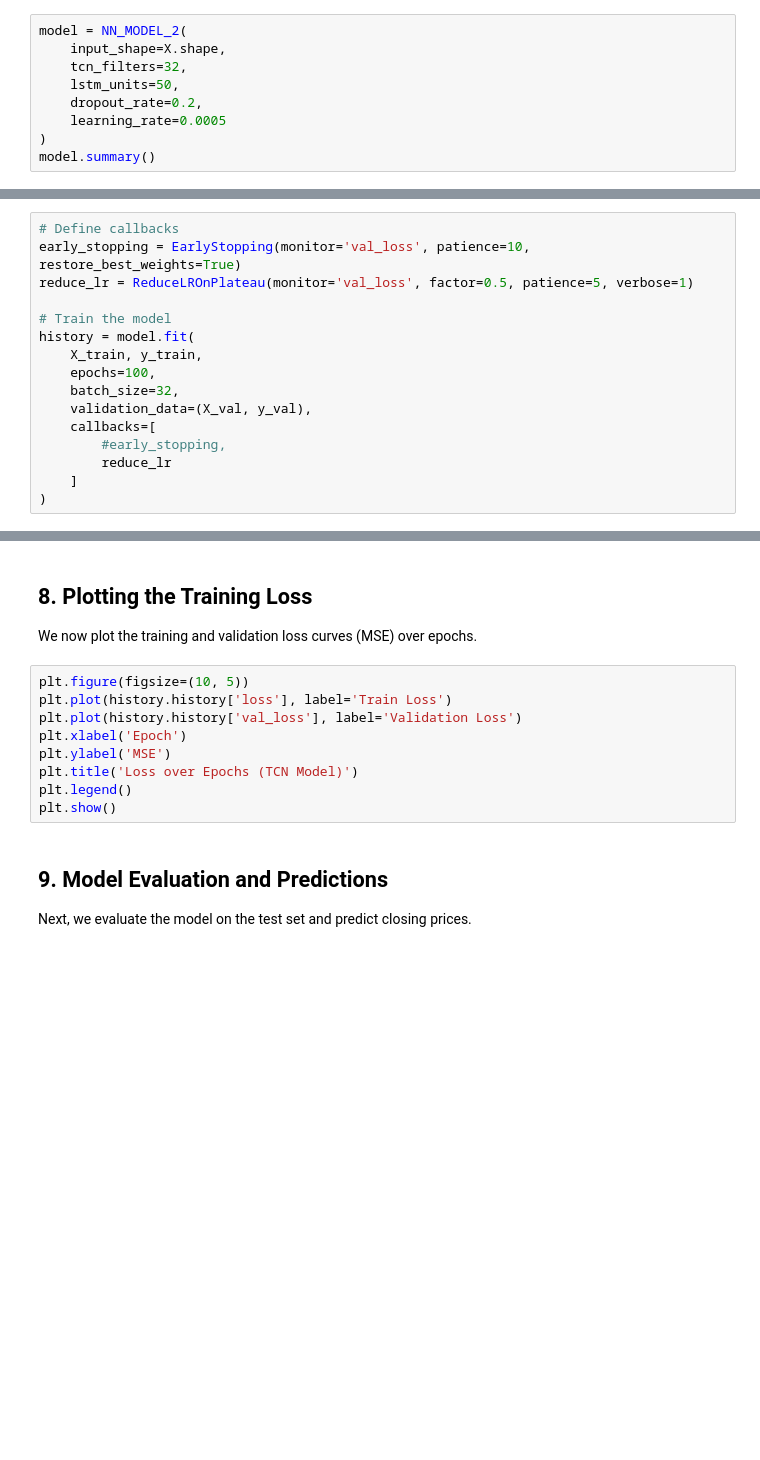
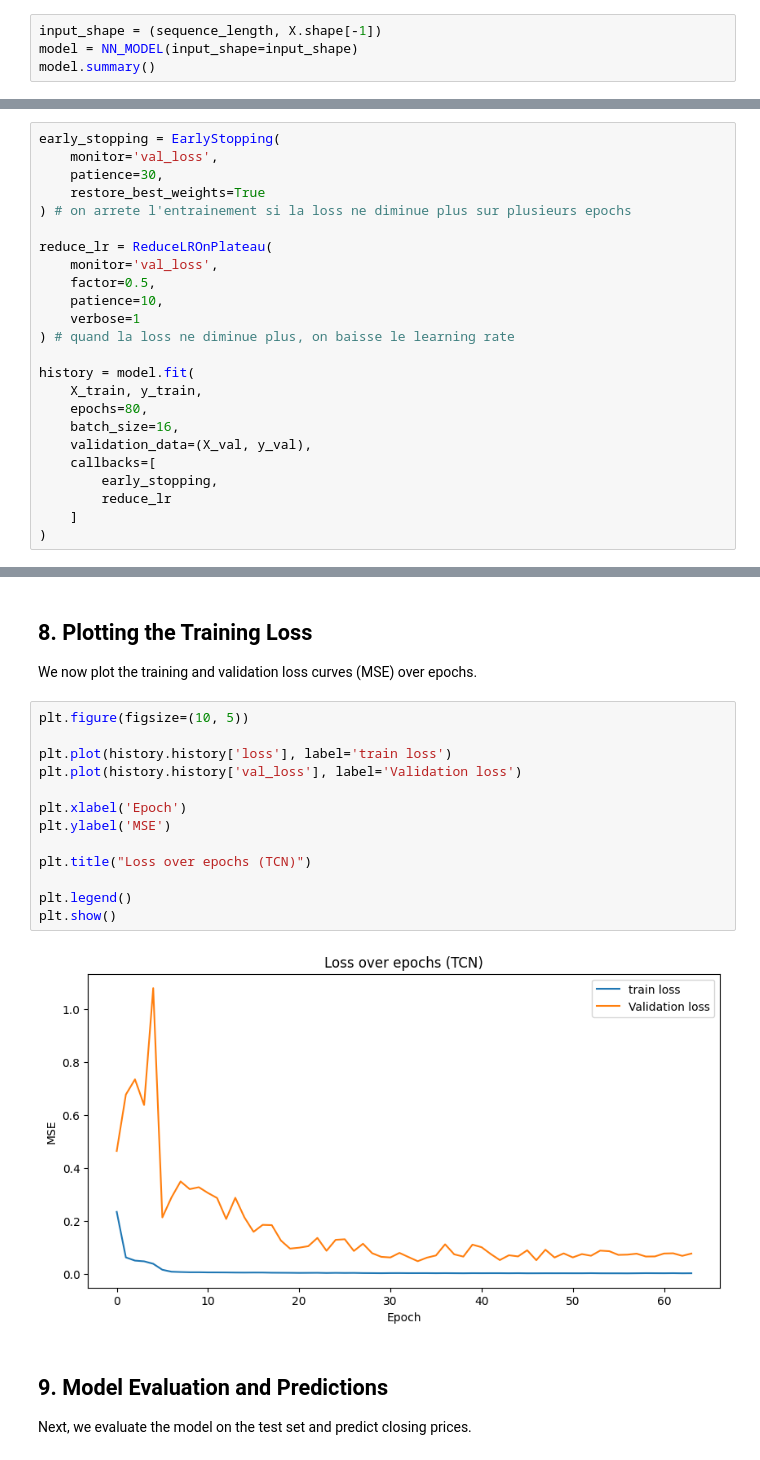
Before and after one commit to Weltozz/CS---DL-Project, a Jupyter notebook: TCN_LSTM_hybrid_model/TCN_LSTM.ipynb, the cells around one changed output, grey strips where cells are left out. Drawn from its saved outputs; the diff is of its cells as text; blank space fills up the shorter version.

Commit message:
lstm param

```diff
--- a/TCN_LSTM_hybrid_model/TCN_LSTM.ipynb
+++ b/TCN_LSTM_hybrid_model/TCN_LSTM.ipynb
@@ -198,9 +176,4 @@ Our model takes sequences of shape (sequence_length, 1) and predicts a single va
 # %%
-model = NN_MODEL_2(
-    input_shape=X.shape,
-    tcn_filters=32,
-    lstm_units=50,
-    dropout_rate=0.2,
-    learning_rate=0.0005
-)
+input_shape = (sequence_length, X.shape[-1])
+model = NN_MODEL(input_shape=input_shape)
 model.summary()
@@ -209,18 +207,26 @@ model.summary()
 
 We train the model using EarlyStopping and ReduceLROnPlateau to avoid overfitting.
 # %%
-# Define callbacks
-early_stopping = EarlyStopping(monitor='val_loss', patience=10, restore_best_weights=True)
-reduce_lr = ReduceLROnPlateau(monitor='val_loss', factor=0.5, patience=5, verbose=1)
+early_stopping = EarlyStopping(
+    monitor='val_loss',
+    patience=30,
+    restore_best_weights=True
+) # on arrete l'entrainement si la loss ne diminue plus sur plusieurs epochs
 
-# Train the model
+reduce_lr = ReduceLROnPlateau(
+    monitor='val_loss',
+    factor=0.5,
+    patience=10,
+    verbose=1
+) # quand la loss ne diminue plus, on baisse le learning rate
+
 history = model.fit(
     X_train, y_train,
-    epochs=100,
-    batch_size=32,
+    epochs=80,
+    batch_size=16,
     validation_data=(X_val, y_val),
     callbacks=[
-        #early_stopping,
+        early_stopping,
         reduce_lr
     ]
 )
@@ -230,13 +254,19 @@ history = model.fit(
 We now plot the training and validation loss curves (MSE) over epochs.
 # %%
 plt.figure(figsize=(10, 5))
-plt.plot(history.history['loss'], label='Train Loss')
-plt.plot(history.history['val_loss'], label='Validation Loss')
+
+plt.plot(history.history['loss'], label='train loss')
+plt.plot(history.history['val_loss'], label='Validation loss')
+
 plt.xlabel('Epoch')
 plt.ylabel('MSE')
-plt.title('Loss over Epochs (TCN Model)')
+
+plt.title("Loss over epochs (TCN)")
+
 plt.legend()
 plt.show()
+# %% [output]
+[figure, added]
 # %% [markdown]
 ## 9. Model Evaluation and Predictions
 
```
Also changed, not shown: parts of 14 cells of this notebook.
